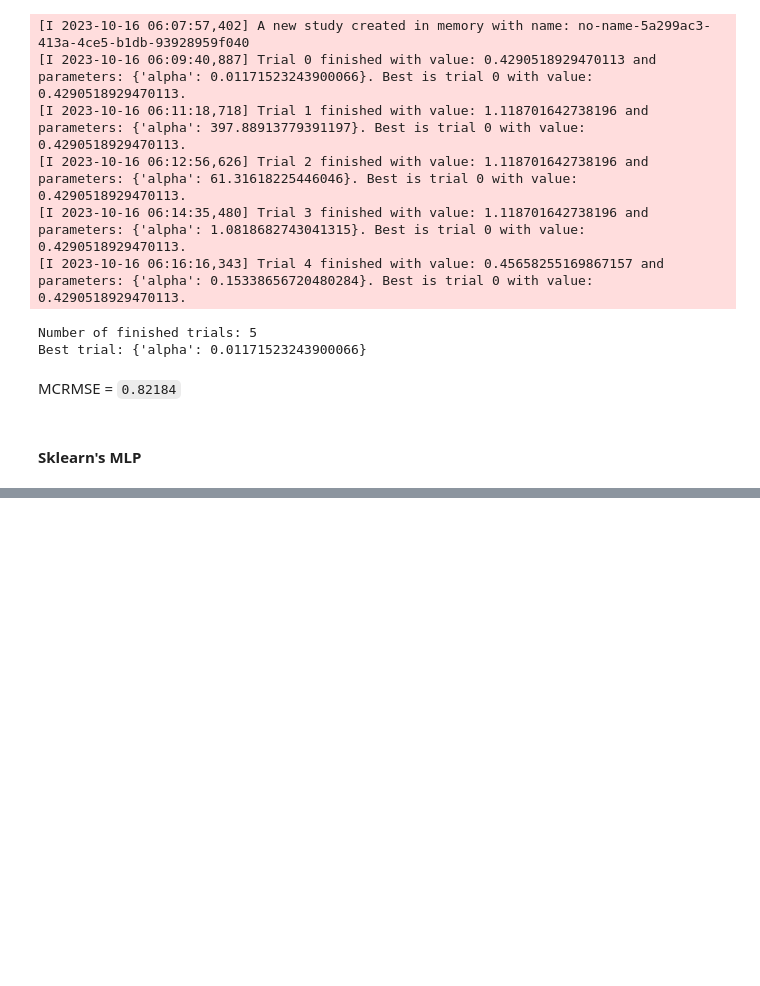
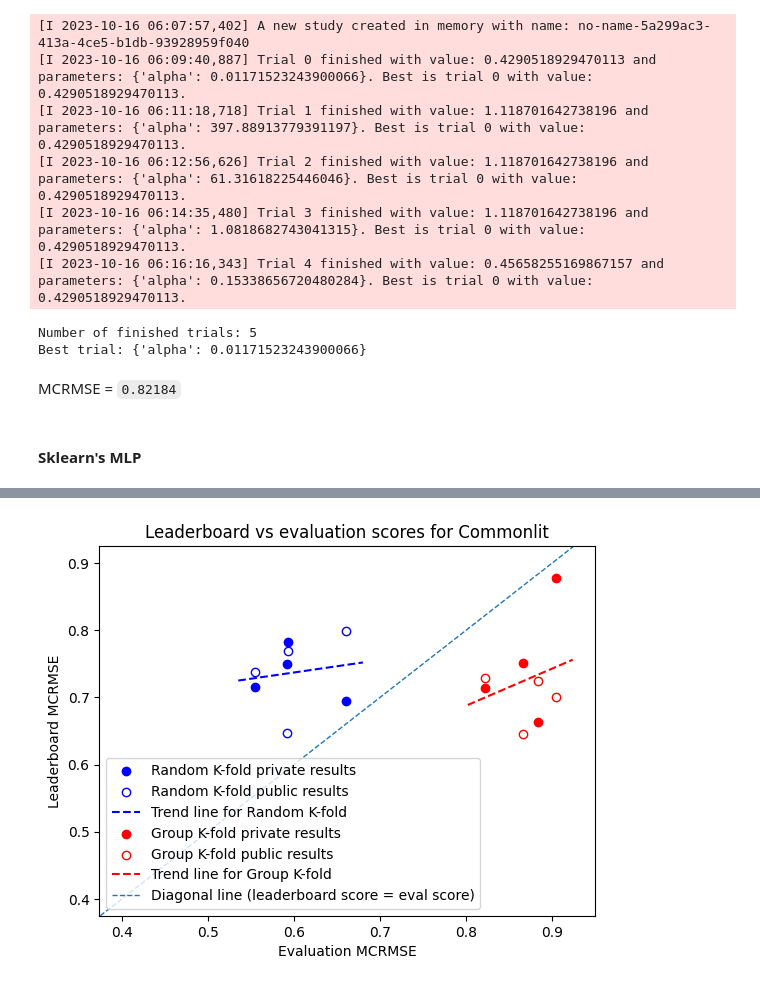
Before and after one commit to PrometheusUA/iasa_nlp_course, a Jupyter notebook: Lecture_3/homework/validation-ht.ipynb, the cells around one changed output, grey strips where cells are left out. Drawn from its saved outputs; the diff is of its cells as text; code cells hidden in the pictures; blank space fills up the shorter version.

```diff
--- a/Lecture_3/homework/validation-ht.ipynb
+++ b/Lecture_3/homework/validation-ht.ipynb
@@ -1107,19 +1185,39 @@ MCRMSE = ``
 # %%
-strat_private_leaderboards = []
-strat_eval = []
-group_private_leaderboards = [0.877, 0.664, 0.]
-group_eval = [0.9037, 0.8836, 0.8218]
+fold_private_leaderboards = [0.75, 0.783, 0.695, 0.716]
+fold_public_leaderboards = [0.647, 0.769, 0.798, 0.738]
+fold_eval = [0.5919, 0.59318, 0.66, 0.55525]
+
+group_private_leaderboards = [0.877, 0.664, 0.714, 0.751]
+group_public_leaderboards = [0.701, 0.724, 0.729, 0.645]
+group_eval = [0.9037, 0.8836, 0.8218, 0.86589]
 
 
-plt.scatter(strat_eval, strat_private_leaderboards, label="Stratified K-fold results")
-plt.scatter(group_eval, group_private_leaderboards, label="Group folding results")
+plt.scatter(fold_eval, fold_private_leaderboards, label="Random K-fold private results", marker='o', c='blue')
+plt.scatter(fold_eval, fold_public_leaderboards, label="Random K-fold public results", marker='o', c='white', edgecolors='blue')
 
+# Trend line
+z = np.polyfit(fold_eval + fold_eval, fold_private_leaderboards + fold_public_leaderboards, 1)
+poly_fold = np.poly1d(z)
+trend_x_fold = [min(fold_eval) - 0.02, max(fold_eval) + 0.02]
+plt.plot(trend_x_fold, poly_fold(trend_x_fold), c='blue', linestyle="--", label="Trend line for Random K-fold")
 
-plt.xlabel("Evaluation score")
-plt.ylabel("Private leaderboard score")
-plt.title("Leaderboard vs evaluation scores")
+plt.scatter(group_eval, group_private_leaderboards, label="Group K-fold private results", marker='o', c='red')
+plt.scatter(group_eval, group_public_leaderboards, label="Group K-fold public results", marker='o', c='white', edgecolors='red')
+
+# Trend line for group K-fold
+z = np.polyfit(group_eval + group_eval, group_private_leaderboards + group_public_leaderboards, 1)
+poly_group = np.poly1d(z)
+trend_x_group = [min(group_eval) - 0.02, max(group_eval) + 0.02]
+plt.plot(trend_x_group, poly_group(trend_x_group), c='red', linestyle="--", label="Trend line for Group K-fold")
+
+plt.xlabel("Evaluation MCRMSE")
+plt.ylabel("Leaderboard MCRMSE")
+plt.title("Leaderboard vs evaluation scores for Commonlit")
+
+plt.axline((0.4, 0.4), (0.9, 0.9), linestyle="--", linewidth=1, label="Diagonal line (leaderboard score = eval score)")
+
 plt.legend()
 
-plt.axline((0, 0), (1, 1), linestyle="--", linewidth=1)
-
 plt.show()
+# %% [output]
+[figure, added]
```
Also changed, not shown: parts of 40 cells of this notebook, 2 other files.
